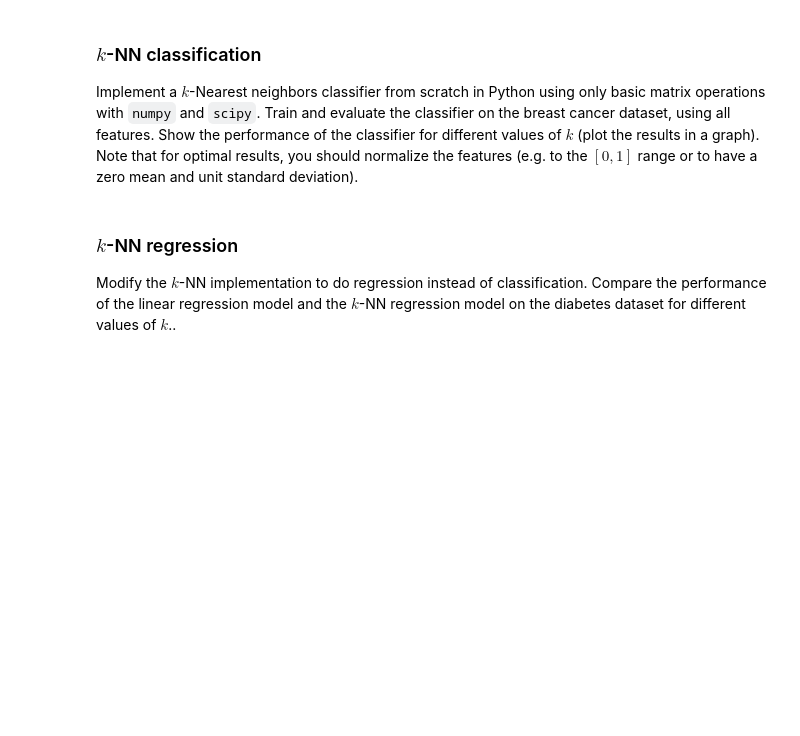
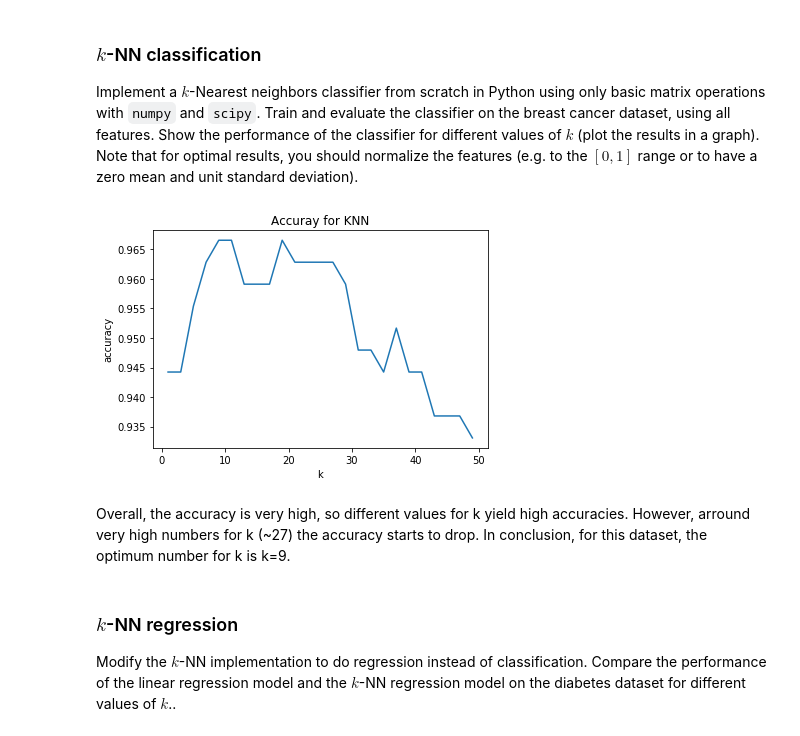
Before and after one commit to njits23/8dm40-machine-learning, a Jupyter notebook: practicals/week_1.ipynb, the cells around one changed output. Cells and saved outputs as stored; diff of their text form; code cells hidden in the pictures; blank space fills up the shorter version.

```diff
--- a/practicals/week_1.ipynb
+++ b/practicals/week_1.ipynb
@@ -171,6 +171,24 @@ which then gives us:
 ### $k$-NN classification
 
 Implement a $k$-Nearest neighbors classifier from scratch in Python using only basic matrix operations with `numpy` and `scipy`. Train and evaluate the classifier on the breast cancer dataset, using all features. Show the performance of the classifier for different values of $k$ (plot the results in a graph). Note that for optimal results, you should normalize the features (e.g. to the $[0, 1]$ range or to have a zero mean and unit standard deviation).
+# %%
+from week_1_knn import *
+from sklearn.datasets import load_breast_cancer
+
+breast_cancer = load_breast_cancer()
+
+X_train = breast_cancer.data[:300, :]
+y_train = breast_cancer.target[:300, np.newaxis]
+X_test = breast_cancer.data[300:, :]
+y_test = breast_cancer.target[300:, np.newaxis]
+
+#Plot KNN accuracy against K for K=1-50
+plot_knn_performance(X_train, y_train, X_test, y_test, maxK=50)
+# %% [output]
+[figure, added]
+# %% [markdown]
+Overall, the accuracy is very high, so different values for k yield high accuracies. However, arround very high numbers for k (~27) the accuracy starts to drop.
+In conclusion, for this dataset, the optimum number for k is k=9.
 # %% [markdown]
 ### $k$-NN regression
 
```
